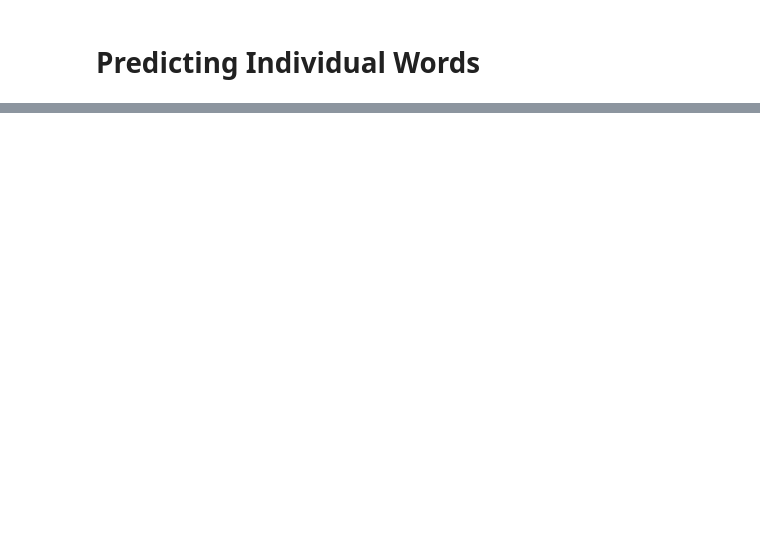
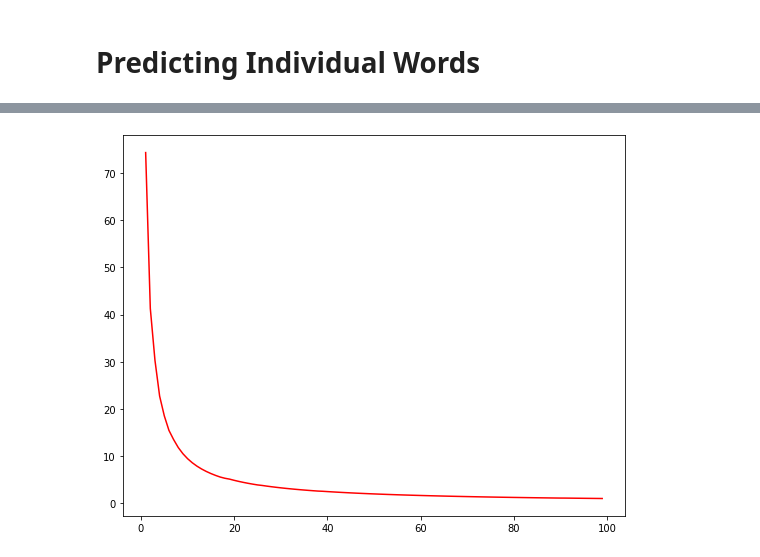
Before and after one commit to MarshallKrakauer/Etymology, a Jupyter notebook: KerasRNN.ipynb, the cells around one changed output, grey strips where cells are left out. Saved outputs shown, nothing was run; the diff lists cells and outputs as text; code cells hidden in the pictures; blank space fills up the shorter version.

```diff
--- a/KerasRNN.ipynb
+++ b/KerasRNN.ipynb
@@ -290,0 +289,4 @@ plt.plot(np.arange(1,100), [lift_li[x-1] / x for x in np.arange(1,100)], color='
+# %%
+graph_maker.plot_lift('japanese', ratio=True)
+# %% [output]
+[figure, added]
```
Also changed, not shown: parts of 30 cells of this notebook.
